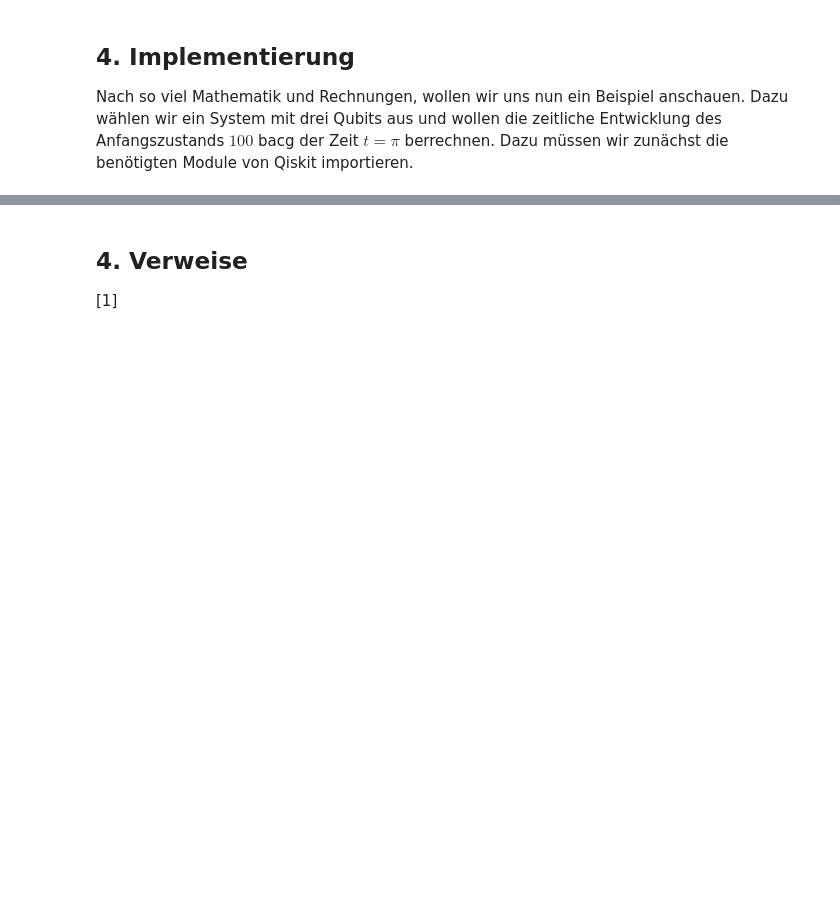
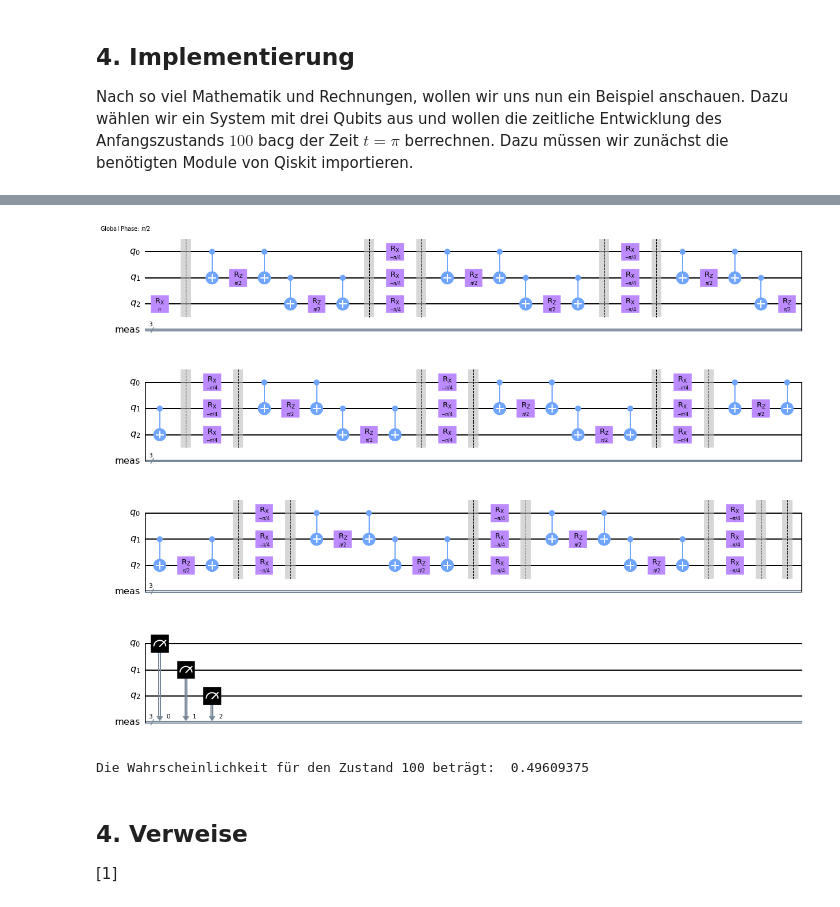
Before and after one commit to czachow/qcmb-training, a Jupyter notebook: content/06-HamiltonianSimulation.ipynb, the cells around one changed output, grey strips where cells are left out. Saved outputs shown, nothing was run; the diff lists cells and outputs as text; code cells hidden in the pictures; blank space fills up the shorter version.

```diff
--- a/content/06-HamiltonianSimulation.ipynb
+++ b/content/06-HamiltonianSimulation.ipynb
@@ -142,3 +193,19 @@ groundstate.x(0)
+# %%
+circuit_t = transpile(circuit, basis_gates=["rx", "ry", "rz", "cx"])
+circuit_t.draw("mpl")
+# %% [output]
+[figure, added]
+# %%
+backend = AerSimulator()
+job = execute(circuit_t, backend)
+
+result = job.result()
+counts = result.get_counts()
+prob_100_100 = counts.get("100", 0) / counts.shots()
+
+print("Die Wahrscheinlichkeit für den Zustand 100 beträgt: ", prob_100_100)
+# %% [output]
+Die Wahrscheinlichkeit für den Zustand 100 beträgt:  0.49609375
 # %% [markdown]
 ## 4. Verweise
 
```
Also changed, not shown: parts of 26 cells of this notebook, 1 other file.
